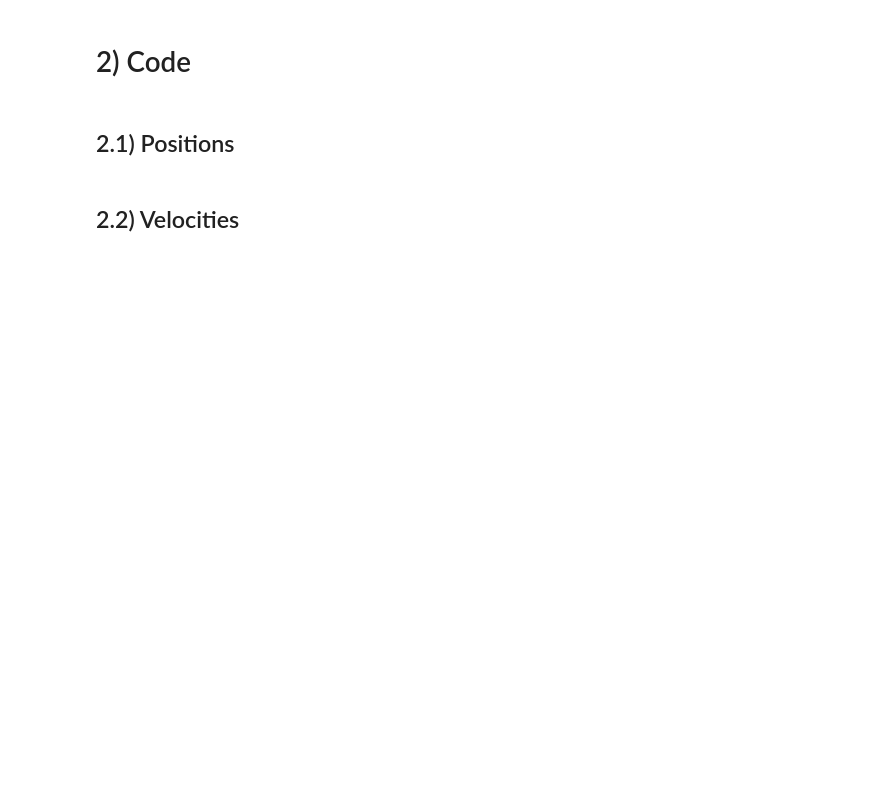
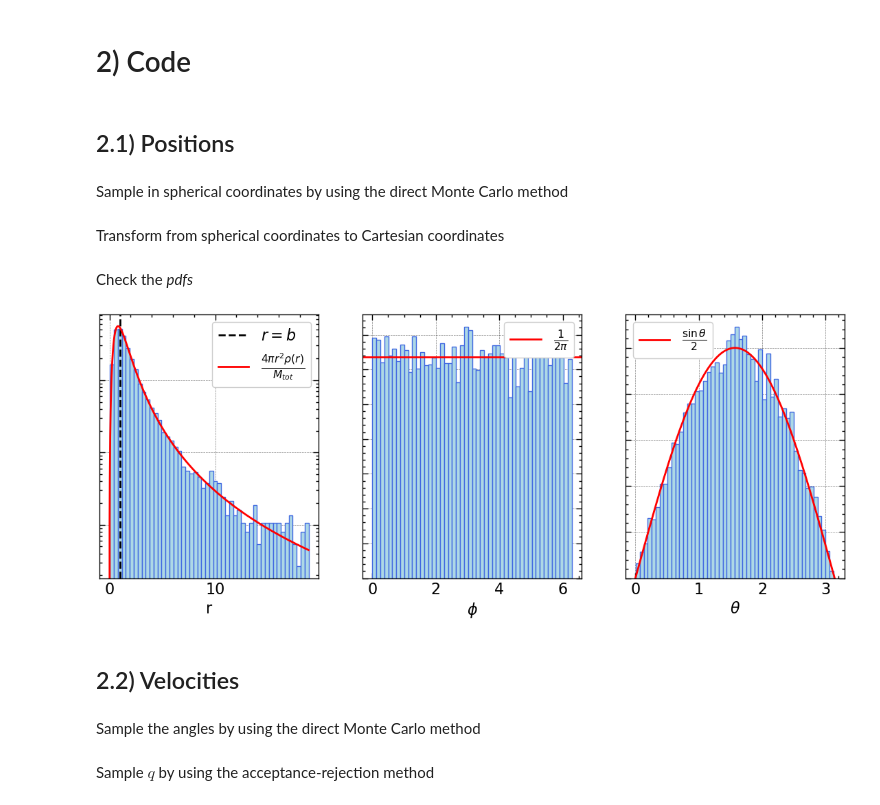
Before and after one commit to M-Bianchi/Dynamics_of_Stellar_Systems, a Jupyter notebook: treecode/plummer_InitialConditions.ipynb, the cells around one changed output. Saved outputs shown, nothing was run; the diff lists cells and outputs as text; code cells hidden in the pictures; blank space fills up the shorter version.

```diff
--- a/treecode/plummer_InitialConditions.ipynb
+++ b/treecode/plummer_InitialConditions.ipynb
@@ -67,4 +74,17 @@ plt.ylabel('g(q)');
 # %% [markdown]
 # 2) Code
+# %%
+N = int(1e4) # Number of particles
+M = 1        # Total mass
+b = 1        # Radial scale-factor
+m = M/N      # Mass of the single particles
 # %% [markdown]
 ## 2.1) Positions
+# %% [markdown]
+Sample in spherical coordinates by using the direct Monte Carlo method
+# %%
+r = b/np.sqrt(np.random.uniform(0, 1, N)**(-2/3) - 1)
+phi = 2*np.pi*np.random.uniform(0, 1, N)
+theta = np.arccos(1-2*np.random.uniform(0, 1, N))
+# %% [markdown]
+Transform from spherical coordinates to Cartesian coordinates
@@ -71,2 +95,37 @@ plt.ylabel('g(q)');
+# %% [markdown]
+Check the *pdfs*
+# %%
+fig, axes = plt.subplots(1, 3, figsize=(14,5))
+
+r_max_plot = np.quantile(r, 0.995)
+ax = axes[0]
+ax.hist(r[r<r_max_plot], bins=50, density=True, color='lightblue', edgecolor='royalblue')
+ax.axvline(b, ls='--', color='black', label='$r=b$')
+x_dense = np.linspace(0, r_max_plot, 1000)
+ax.plot(x_dense, (3*x_dense**2/b**3)*(1+x_dense**2/b**2)**(-5/2), color='red', label='$\\frac{4\pi r^2 \\rho(r)}{M_{tot}}$')
+ax.set_yscale('log')
+ax.set_xlabel('r')
+ax.yaxis.set_tick_params(labelleft=False)
+ax.legend()
+
+ax = axes[1]
+ax.hist(phi, bins=50, density=True, color='lightblue', edgecolor='royalblue')
+x_dense = np.linspace(0, 2*np.pi, 1000)
+ax.axhline(1/(2*np.pi), color='red', label='$\\frac{1}{2\pi}$')
+ax.set_xlabel('$\phi$')
+ax.yaxis.set_tick_params(labelleft=False)
+ax.legend()
+
+ax = axes[2]
+ax.hist(theta, bins=50, density=True, color='lightblue', edgecolor='royalblue')
+x_dense = np.linspace(0, np.pi, 1000)
+ax.plot(x_dense, 0.5*np.sin(x_dense), color='red', label='$\\frac{\sin{\\theta}}{2}$')
+ax.set_xlabel('$\\theta$')
+ax.yaxis.set_tick_params(labelleft=False)
+ax.legend();
+# %% [output]
+[figure, added]
 # %% [markdown]
 ## 2.2) Velocities
+# %% [markdown]
+Sample the angles by using the direct Monte Carlo method
@@ -72,0 +135,2 @@ plt.ylabel('g(q)');
+# %% [markdown]
+Sample $q$ by using the acceptance-rejection method
```
Also changed, not shown: parts of 22 cells of this notebook, 1 other file.
